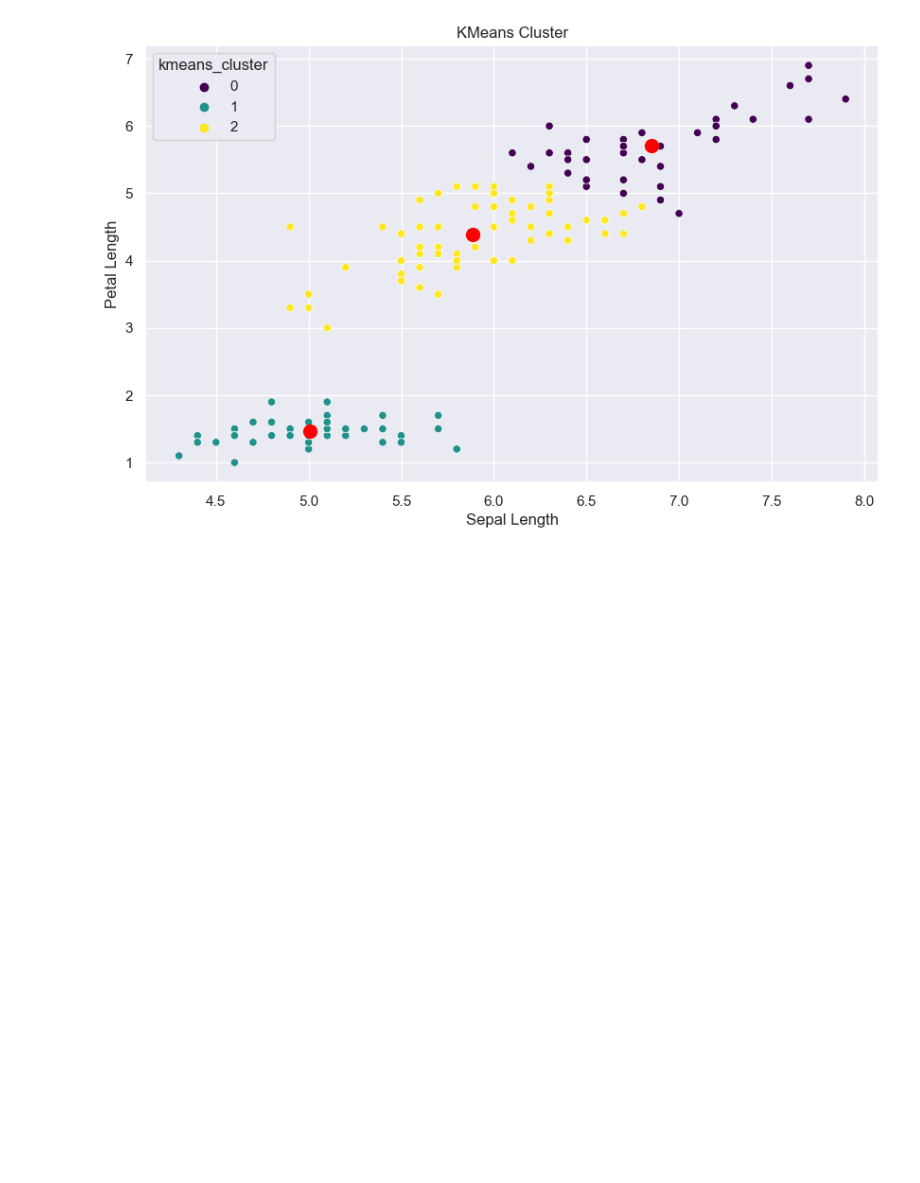
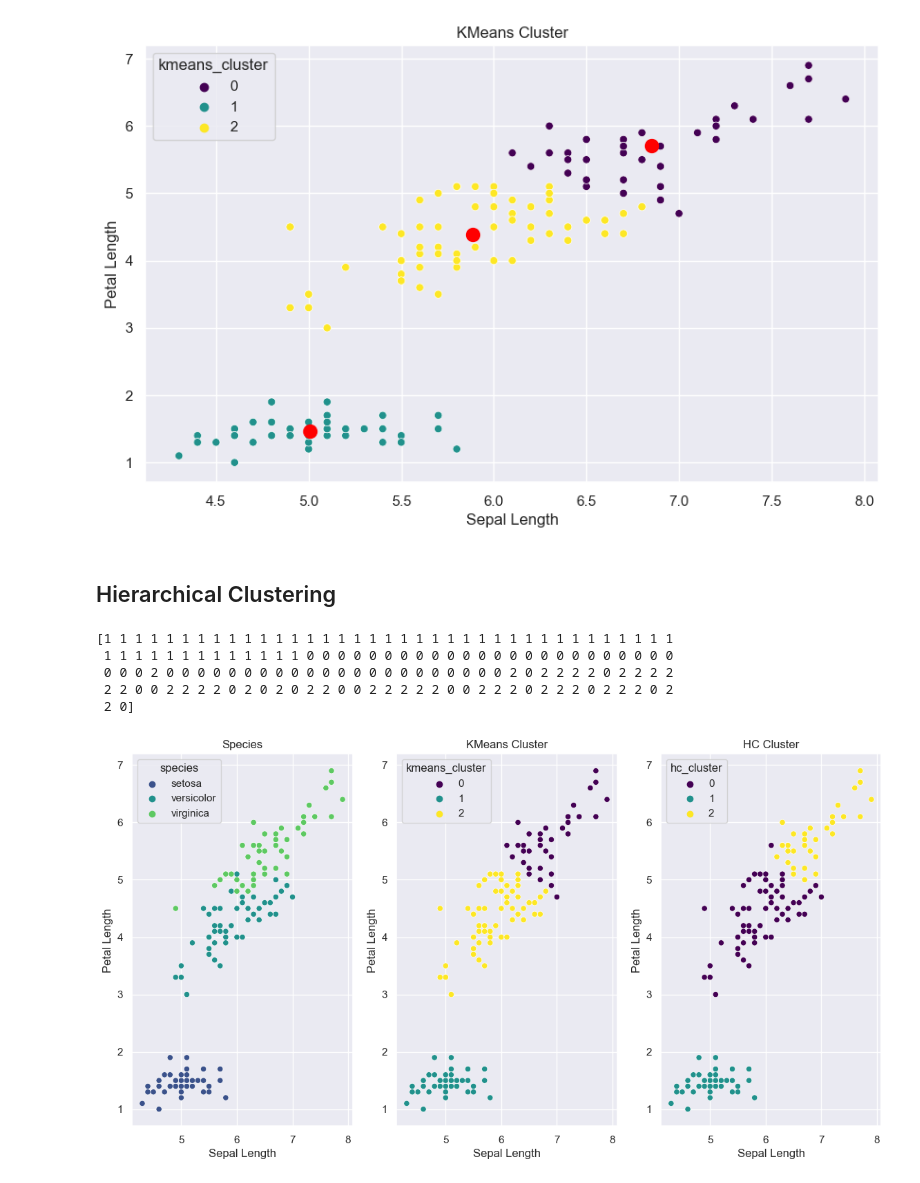
Before and after one commit to josephgitau/July-Ml-classes, a Jupyter notebook: Clustering.ipynb, the cells around one changed output. Cells and saved outputs as stored; diff of their text form; code cells hidden in the pictures; blank space fills up the shorter version.

```diff
--- a/Clustering.ipynb
+++ b/Clustering.ipynb
@@ -133,0 +132,41 @@ Text(0.5, 1.0, 'KMeans Cluster')
+# %% [markdown]
+## Hierarchical Clustering
+# %%
+from sklearn.cluster import AgglomerativeClustering
+
+# Perform Hierarchical Clustering
+agg_clustering = AgglomerativeClustering(n_clusters=3)
+agg_clustering.fit(iris_copy)
+
+# Print the cluster labels for each data point
+print(agg_clustering.labels_)
+
+# create a new column with the cluster labels
+iris['hc_cluster'] = agg_clustering.labels_
+# %% [output]
+[1 1 1 1 1 1 1 1 1 1 1 1 1 1 1 1 1 1 1 1 1 1 1 1 1 1 1 1 1 1 1 1 1 1 1 1 1
+ 1 1 1 1 1 1 1 1 1 1 1 1 1 0 0 0 0 0 0 0 0 0 0 0 0 0 0 0 0 0 0 0 0 0 0 0 0
+ 0 0 0 2 0 0 0 0 0 0 0 0 0 0 0 0 0 0 0 0 0 0 0 0 0 0 2 0 2 2 2 2 0 2 2 2 2
+ 2 2 0 0 2 2 2 2 0 2 0 2 0 2 2 0 0 2 2 2 2 2 0 0 2 2 2 0 2 2 2 0 2 2 2 0 2
+ 2 0]
+# %%
+# create two scatter plot colored by species and kmeans cluster labels
+fig, ax = plt.subplots(1, 3, figsize=(14, 7))
+
+sns.scatterplot(x='sepal_length', y='petal_length', hue='species', data=iris, ax=ax[0], palette='viridis')
+ax[0].set_xlabel('Sepal Length')
+ax[0].set_ylabel('Petal Length')
+ax[0].set_title('Species')
+
+sns.scatterplot(x='sepal_length', y='petal_length', hue='kmeans_cluster', data=iris, ax=ax[1], palette='viridis')
+ax[1].set_xlabel('Sepal Length')
+ax[1].set_ylabel('Petal Length')
+ax[1].set_title('KMeans Cluster')
+
+sns.scatterplot(x='sepal_length', y='petal_length', hue='hc_cluster', data=iris, ax=ax[2], palette='viridis')
+ax[2].set_xlabel('Sepal Length')
+ax[2].set_ylabel('Petal Length'
+ax[2].set_title('HC Cluster')
+plt.show()
+# %% [output]
+[figure, added]
```
Also changed, not shown: parts of 4 cells of this notebook.
